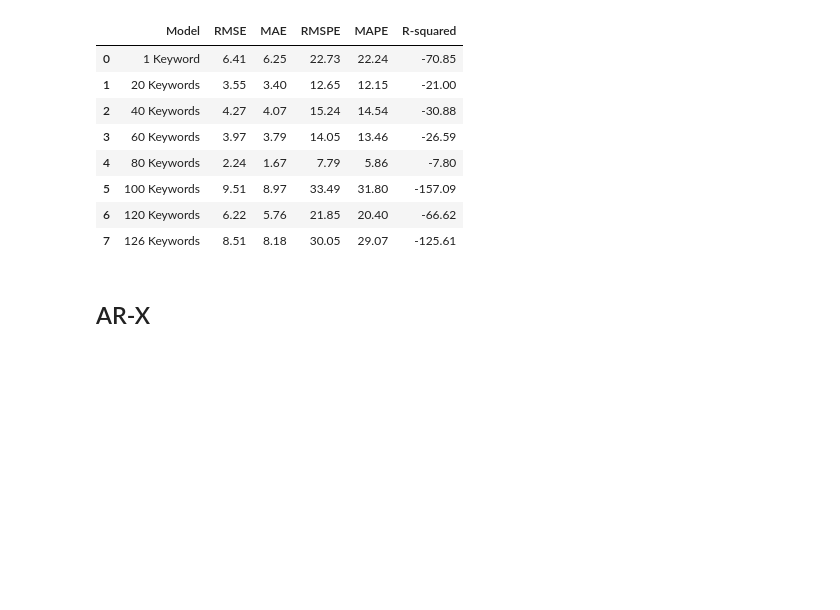
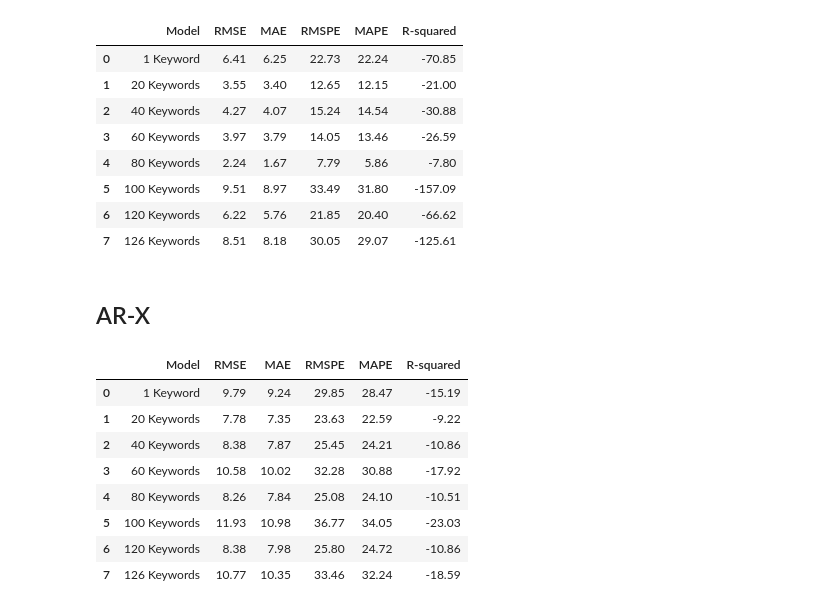
Before and after one commit to MartinsAwojide/inflation_nowcast, a Jupyter notebook: modelling.ipynb, the cells around one changed output. Saved outputs shown, nothing was run; the diff lists cells and outputs as text; code cells hidden in the pictures; blank space fills up the shorter version.

```diff
--- a/modelling.ipynb
+++ b/modelling.ipynb
@@ -1161,0 +1330,47 @@ metrics_df_no_lag
+# %%
+# Calculate metrics for each model
+metrics_ar_1_k = calculate_metrics(y_test_no_lag, y_pred_ar_1_k)
+metrics_ar_20_k = calculate_metrics(y_test_no_lag, y_pred_ar_20_k)
+metrics_ar_40_k = calculate_metrics(y_test_no_lag, y_pred_ar_40_k)
+metrics_ar_60_k = calculate_metrics(y_test_no_lag, y_pred_ar_60_k)
+metrics_ar_80_k = calculate_metrics(y_test_no_lag, y_pred_ar_80_k)
+metrics_ar_100_k = calculate_metrics(y_test_no_lag, y_pred_ar_100_k)
+metrics_ar_120_k = calculate_metrics(y_test_no_lag, y_pred_ar_120_k)
+metrics_ar_126_k = calculate_metrics(y_test_no_lag, y_pred_ar_126_k)
+
+# create a DataFrame to store the metrics
+metrics_df_ar = pd.DataFrame({
+    'Model': ['1 Keyword', '20 Keywords', '40 Keywords', '60 Keywords', '80 Keywords',
+              '100 Keywords', '120 Keywords', '126 Keywords'],
+    'RMSE': [metrics_ar_1_k[0], metrics_ar_20_k[0], metrics_ar_40_k[0], metrics_ar_60_k[0],
+             metrics_ar_80_k[0], metrics_ar_100_k[0], metrics_ar_120_k[0], metrics_ar_126_k[0]],
+    'MAE': [metrics_ar_1_k[1], metrics_ar_20_k[1], metrics_ar_40_k[1], metrics_ar_60_k[1],
+            metrics_ar_80_k[1], metrics_ar_100_k[1], metrics_ar_120_k[1], metrics_ar_126_k[1]],
+    'RMSPE': [metrics_ar_1_k[2], metrics_ar_20_k[2], metrics_ar_40_k[2], metrics_ar_60_k[2],
+              metrics_ar_80_k[2],  metrics_ar_100_k[2],
+              metrics_ar_120_k[2],  metrics_ar_126_k[2]],
+    'MAPE': [metrics_ar_1_k[3], metrics_ar_20_k[3], metrics_ar_40_k[3], metrics_ar_60_k[3],
+             metrics_ar_80_k[3],
+             metrics_ar_100_k[3],
+             metrics_ar_120_k[3],
+             metrics_ar_126_k[3]],
+    'R-squared': [metrics_ar_1_k[-1], metrics_ar_20_k[-1], metrics_ar_40_k[-1],
+                  metrics_ar_60_k[-1],
+                  metrics_ar_80_k[-1],
+                  metrics_ar_100_k[-1],
+                  metrics_ar_120_k[-1],
+                  metrics_ar_126_k[-1]]
+})
+# display the metrics DataFrame
+metrics_df_ar = metrics_df_ar.round(2)
+metrics_df_ar
+# %% [output]
+|  | Model | RMSE | MAE | RMSPE | MAPE | R-squared |
+| 0 | 1 Keyword | 9.79 | 9.24 | 29.85 | 28.47 | -15.19 |
+| 1 | 20 Keywords | 7.78 | 7.35 | 23.63 | 22.59 | -9.22 |
+| 2 | 40 Keywords | 8.38 | 7.87 | 25.45 | 24.21 | -10.86 |
+| 3 | 60 Keywords | 10.58 | 10.02 | 32.28 | 30.88 | -17.92 |
+| 4 | 80 Keywords | 8.26 | 7.84 | 25.08 | 24.10 | -10.51 |
+| 5 | 100 Keywords | 11.93 | 10.98 | 36.77 | 34.05 | -23.03 |
+| 6 | 120 Keywords | 8.38 | 7.98 | 25.80 | 24.72 | -10.86 |
+| 7 | 126 Keywords | 10.77 | 10.35 | 33.46 | 32.24 | -18.59 |
```
Also changed, not shown: parts of 16 cells of this notebook, 3 other files.
